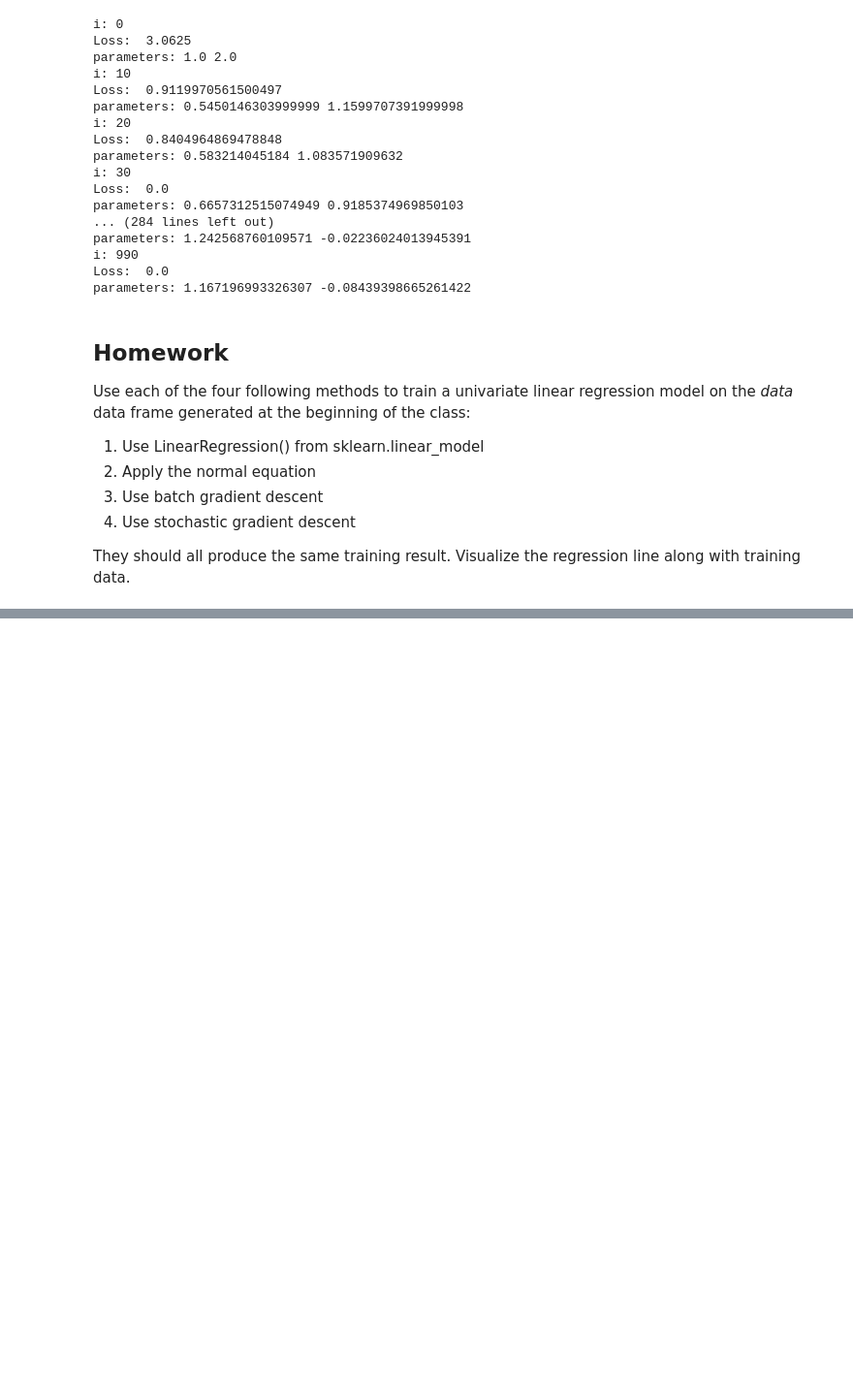
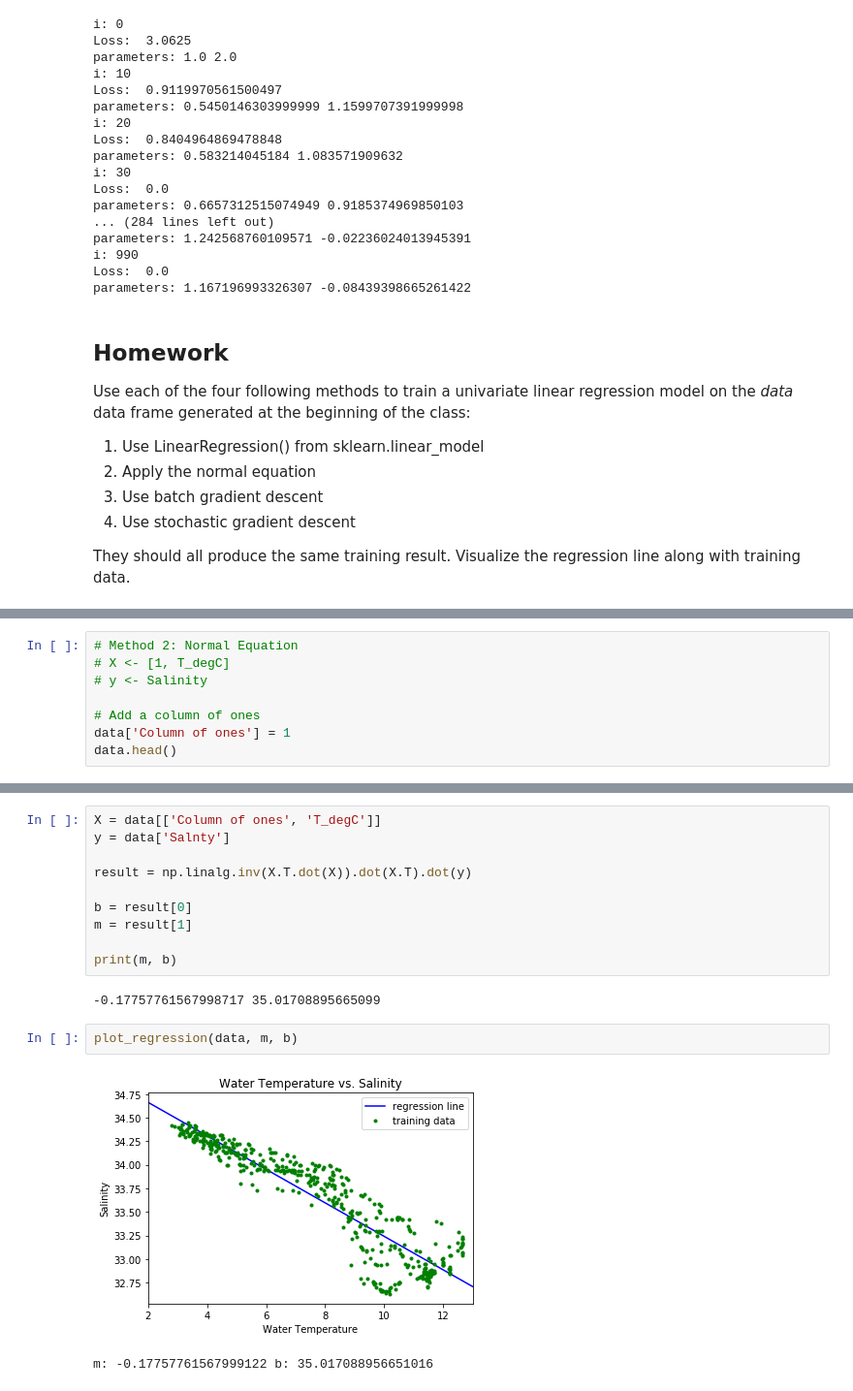
Before and after one commit to ch00226855/CMP464-788-Spring2019, a Jupyter notebook: Week5_LinearRegression_Salinity_vs_Temperature.ipynb, the cells around one changed output, grey strips where cells are left out. Shown: that part at 97% size. Drawn from its saved outputs; the diff is of its cells as text; blank space fills up the shorter version.

```diff
--- a/Week5_LinearRegression_Salinity_vs_Temperature.ipynb
+++ b/Week5_LinearRegression_Salinity_vs_Temperature.ipynb
@@ -430,0 +503,8 @@ They should all produce the same training result. Visualize the regression line
+# %%
+# Method 2: Normal Equation
+# X <- [1, T_degC]
+# y <- Salinity
+
+# Add a column of ones
+data['Column of ones'] = 1
+data.head()
@@ -430,0 +518,17 @@ They should all produce the same training result. Visualize the regression line
+# %%
+X = data[['Column of ones', 'T_degC']]
+y = data['Salnty']
+
+result = np.linalg.inv(X.T.dot(X)).dot(X.T).dot(y)
+
+b = result[0]
+m = result[1]
+
+print(m, b)
+# %% [output]
+-0.17757761567998717 35.01708895665099
+# %%
+plot_regression(data, m, b)
+# %% [output]
+[figure, added]
+m: -0.17757761567999122 b: 35.017088956651016
```
Also changed, not shown: parts of 22 cells of this notebook, 1 other file.
